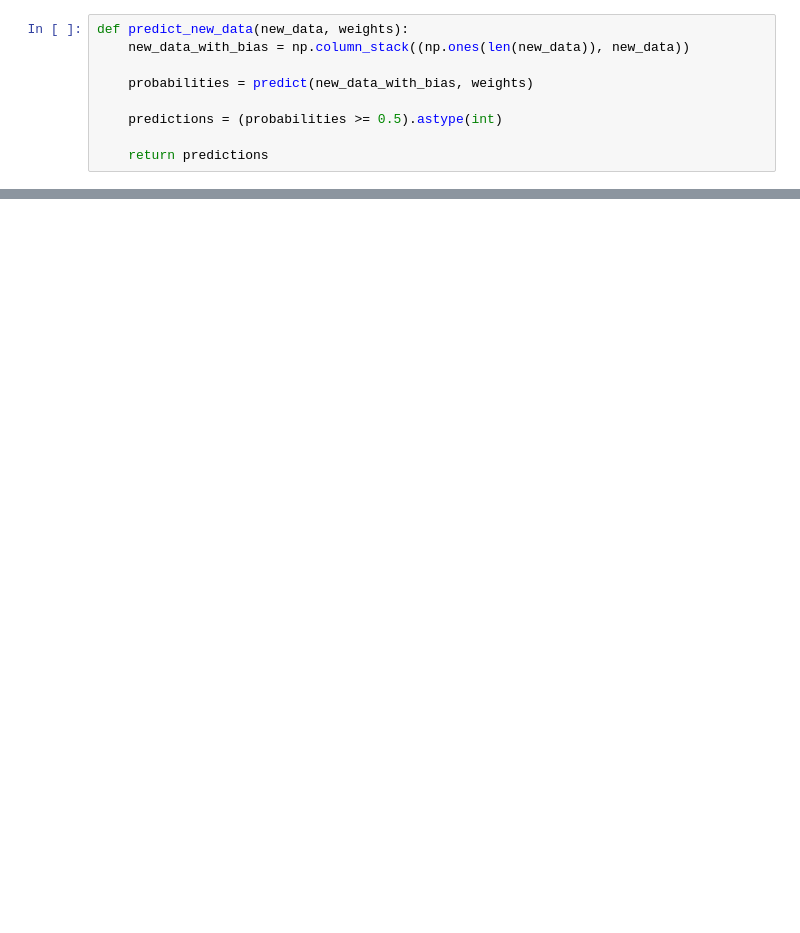
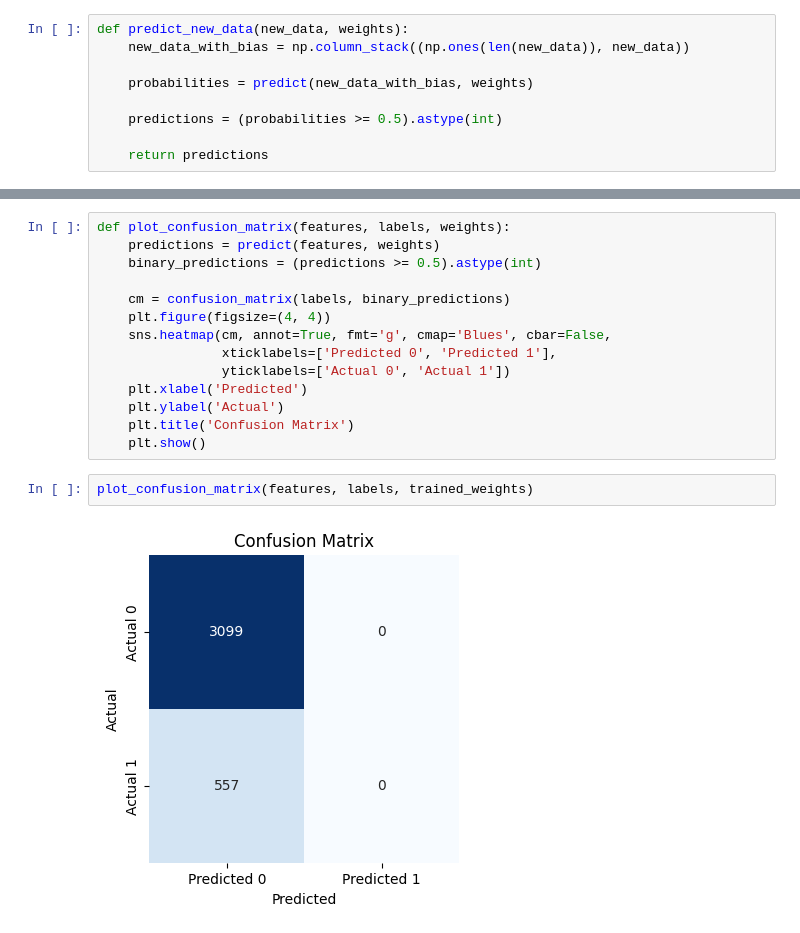
Before and after one commit to SakaiKuniteru/AI, a Jupyter notebook: 3_Logistic_Classification/Heart_Disease_Prediction/sigmoid.Ipynb, the cells around one changed output, grey strips where cells are left out. Cells and saved outputs as stored; diff of their text form; blank space fills up the shorter version.

```diff
--- a/3_Logistic_Classification/Heart_Disease_Prediction/sigmoid.Ipynb
+++ b/3_Logistic_Classification/Heart_Disease_Prediction/sigmoid.Ipynb
@@ -103,0 +135,18 @@ Không có khả năng mắc bệnh tim.
+# %%
+def plot_confusion_matrix(features, labels, weights):
+    predictions = predict(features, weights)
+    binary_predictions = (predictions >= 0.5).astype(int)
+
+    cm = confusion_matrix(labels, binary_predictions)
+    plt.figure(figsize=(4, 4))
+    sns.heatmap(cm, annot=True, fmt='g', cmap='Blues', cbar=False,
+                xticklabels=['Predicted 0', 'Predicted 1'],
+                yticklabels=['Actual 0', 'Actual 1'])
+    plt.xlabel('Predicted')
+    plt.ylabel('Actual')
+    plt.title('Confusion Matrix')
+    plt.show()
+# %%
+plot_confusion_matrix(features, labels, trained_weights)
+# %% [output]
+[figure, added]
```
Also changed, not shown: parts of 10 cells of this notebook.
